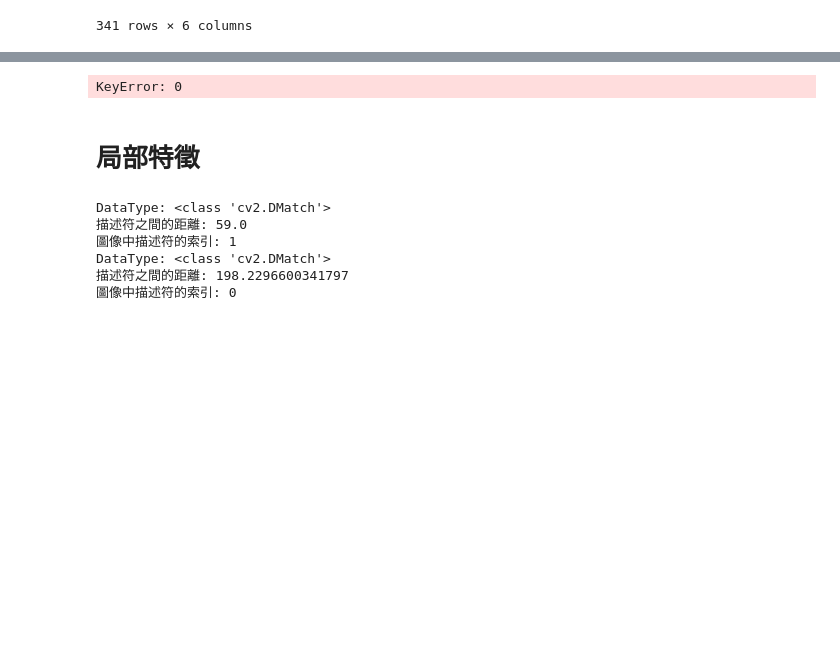
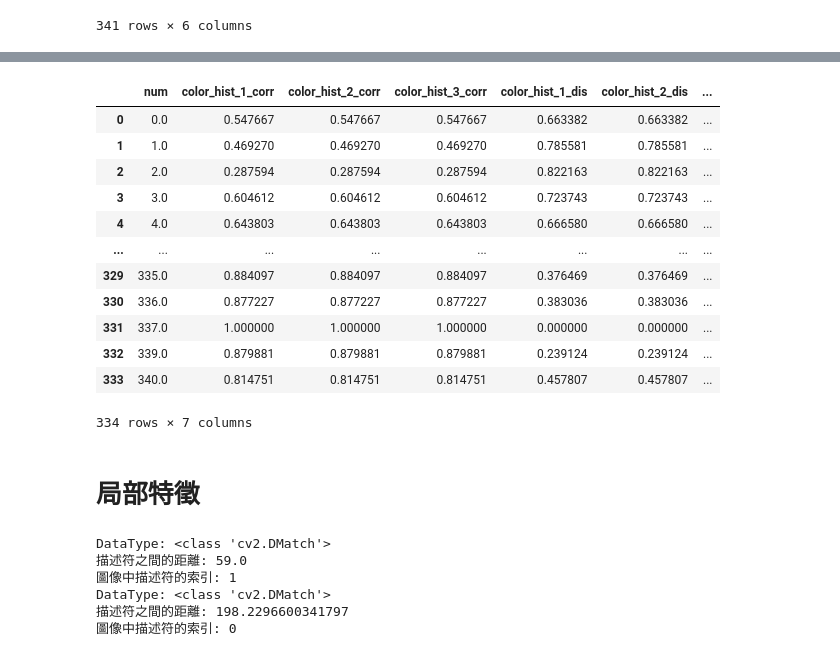
Before and after one commit to fxz200/detection, a Jupyter notebook: flower.ipynb, the cells around one changed output, grey strips where cells are left out. Cells and saved outputs as stored; diff of their text form; code cells hidden in the pictures; blank space fills up the shorter version.

```diff
--- a/flower.ipynb
+++ b/flower.ipynb
@@ -575,19 +621,29 @@ for i in range(0,len(df)):
 # %%
 #Approximate Nearest Neighbor
 ##施工中##
 
-Compare_Hist(df[df['id']==15585]['color_hist_1'],df[df['id']==15489]['color_hist_1'])
 
-
-
+compare_db
 
 
 
 
 
 ##施工中##
 # %% [output]
+|  | num | color_hist_1_corr | color_hist_2_corr | color_hist_3_corr | color_hist_1_dis | color_hist_2_dis | ... |
+| 0 | 0.0 | 0.547667 | 0.547667 | 0.547667 | 0.663382 | 0.663382 | ... |
+| 1 | 1.0 | 0.469270 | 0.469270 | 0.469270 | 0.785581 | 0.785581 | ... |
+| 2 | 2.0 | 0.287594 | 0.287594 | 0.287594 | 0.822163 | 0.822163 | ... |
+| 3 | 3.0 | 0.604612 | 0.604612 | 0.604612 | 0.723743 | 0.723743 | ... |
+| 4 | 4.0 | 0.643803 | 0.643803 | 0.643803 | 0.666580 | 0.666580 | ... |
+| ... | ... | ... | ... | ... | ... | ... | ... |
+| 329 | 335.0 | 0.884097 | 0.884097 | 0.884097 | 0.376469 | 0.376469 | ... |
+| 330 | 336.0 | 0.877227 | 0.877227 | 0.877227 | 0.383036 | 0.383036 | ... |
+| 331 | 337.0 | 1.000000 | 1.000000 | 1.000000 | 0.000000 | 0.000000 | ... |
+| 332 | 339.0 | 0.879881 | 0.879881 | 0.879881 | 0.239124 | 0.239124 | ... |
+| 333 | 340.0 | 0.814751 | 0.814751 | 0.814751 | 0.457807 | 0.457807 | ... |
-KeyError: 0
+334 rows × 7 columns
 # %% [markdown]
 局部特徵
 ===
```
Also changed, not shown: parts of 3 cells of this notebook.
